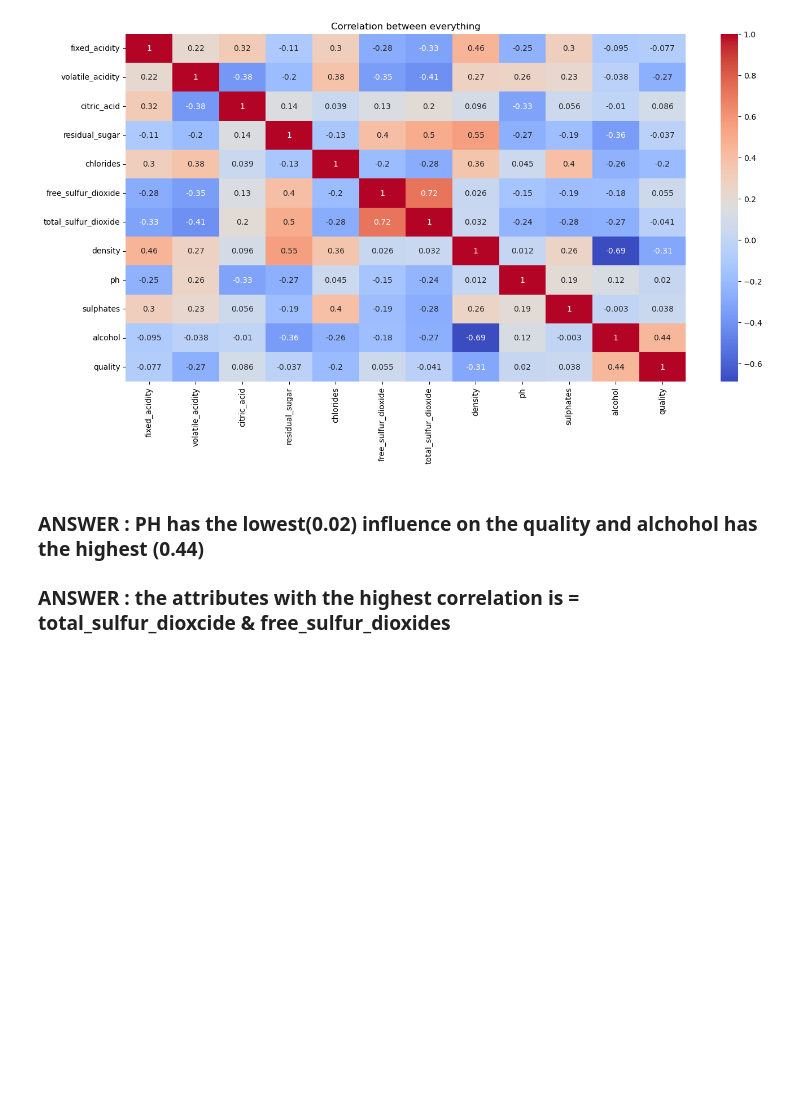
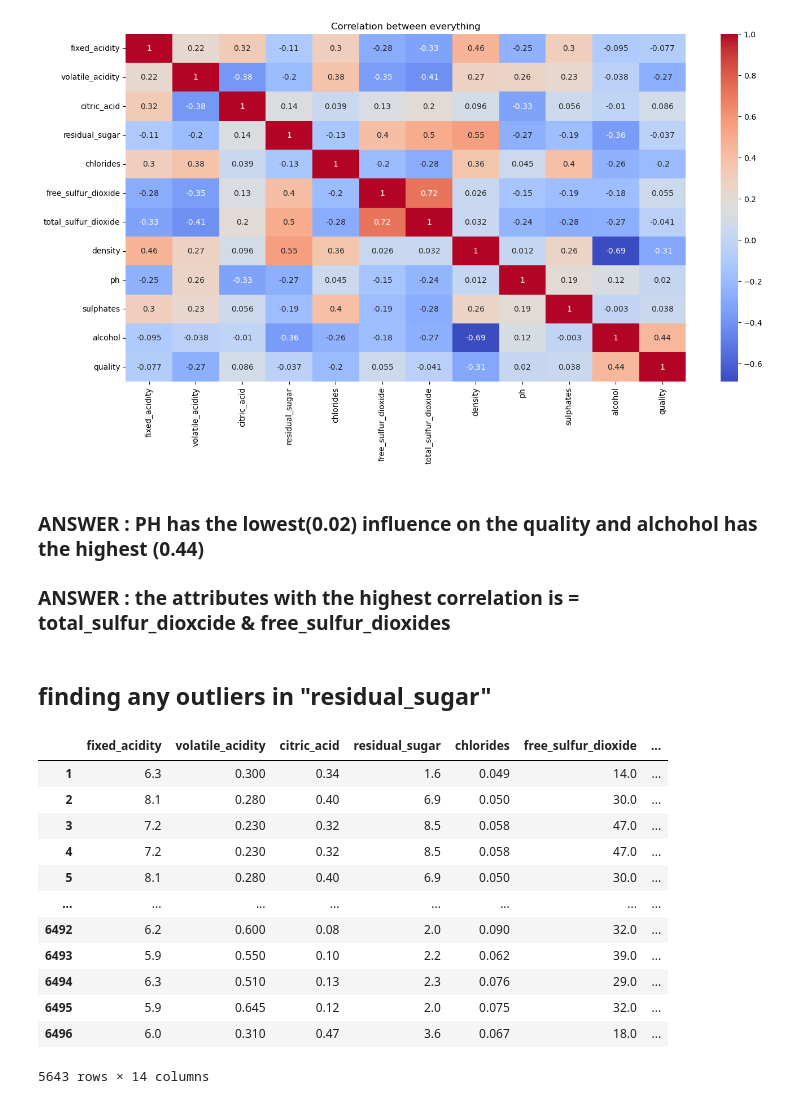
Before and after one commit to Hunkstaban/BIMiniProjects, a Jupyter notebook: MiniProject2/workbooks/wineExploreDataTobyEmil.ipynb, the cells around one changed output. Saved outputs shown, nothing was run; the diff lists cells and outputs as text; code cells hidden in the pictures; blank space fills up the shorter version.

```diff
--- a/MiniProject2/workbooks/wineExploreDataTobyEmil.ipynb
+++ b/MiniProject2/workbooks/wineExploreDataTobyEmil.ipynb
@@ -284,3 +286,25 @@ plt.show()
 # %% [markdown]
 ### ANSWER : PH has the lowest(0.02) influence on the quality and alchohol has the highest (0.44)
 ### ANSWER : the attributes with the highest correlation is = total_sulfur_dioxcide & free_sulfur_dioxides
+# %% [markdown]
+## finding any outliers in "residual_sugar"
+# %%
+upper_limit = DfAllWine["residual_sugar"].quantile(0.95)
+lower_limit = DfAllWine["residual_sugar"].quantile(0.05)
+
+no_outliers = DfAllWine[(DfAllWine["residual_sugar"] < upper_limit) & (DfAllWine["residual_sugar"] > lower_limit) ]
+no_outliers
+# %% [output]
+|  | fixed_acidity | volatile_acidity | citric_acid | residual_sugar | chlorides | free_sulfur_dioxide | ... |
+| 1 | 6.3 | 0.300 | 0.34 | 1.6 | 0.049 | 14.0 | ... |
+| 2 | 8.1 | 0.280 | 0.40 | 6.9 | 0.050 | 30.0 | ... |
+| 3 | 7.2 | 0.230 | 0.32 | 8.5 | 0.058 | 47.0 | ... |
+| 4 | 7.2 | 0.230 | 0.32 | 8.5 | 0.058 | 47.0 | ... |
+| 5 | 8.1 | 0.280 | 0.40 | 6.9 | 0.050 | 30.0 | ... |
+| ... | ... | ... | ... | ... | ... | ... | ... |
+| 6492 | 6.2 | 0.600 | 0.08 | 2.0 | 0.090 | 32.0 | ... |
+| 6493 | 5.9 | 0.550 | 0.10 | 2.2 | 0.062 | 39.0 | ... |
+| 6494 | 6.3 | 0.510 | 0.13 | 2.3 | 0.076 | 29.0 | ... |
+| 6495 | 5.9 | 0.645 | 0.12 | 2.0 | 0.075 | 32.0 | ... |
+| 6496 | 6.0 | 0.310 | 0.47 | 3.6 | 0.067 | 18.0 | ... |
+5643 rows × 14 columns
```
Also changed, not shown: parts of 20 cells of this notebook, 1 other file.
